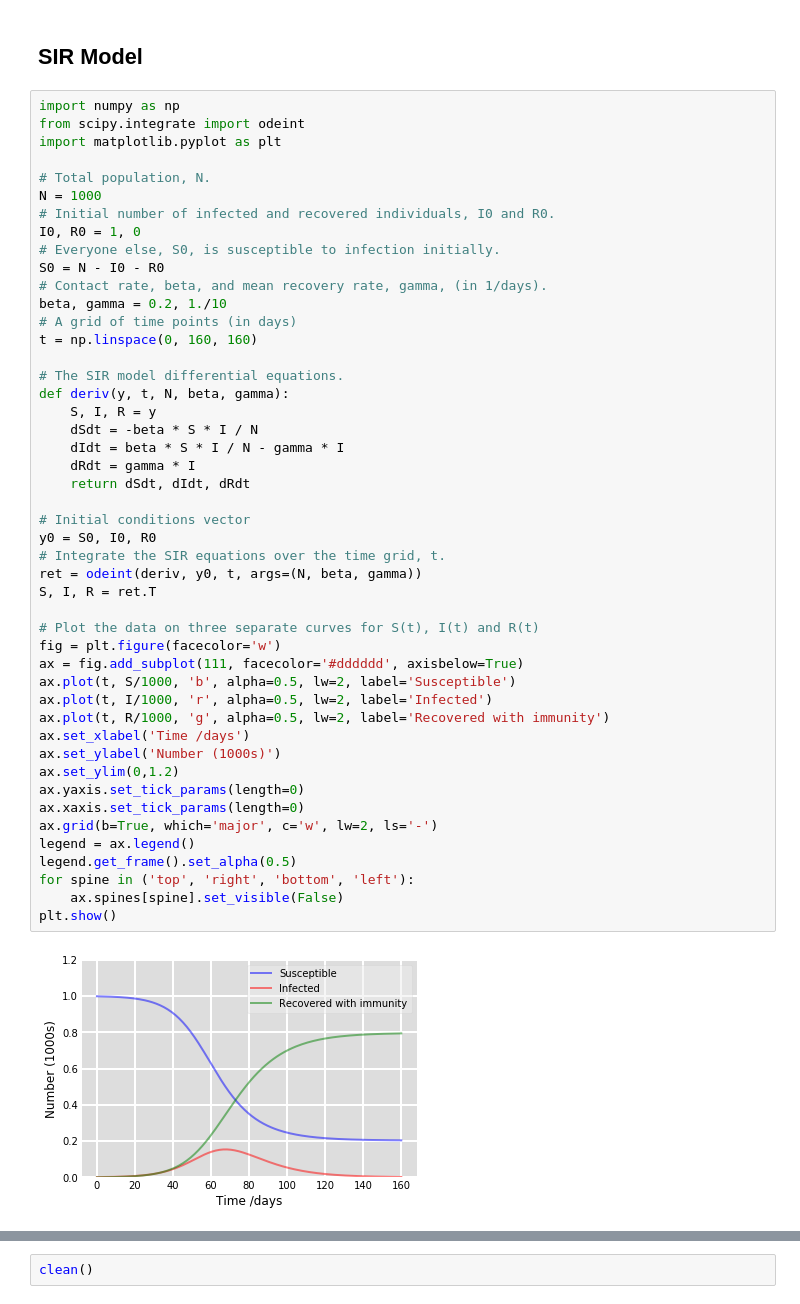
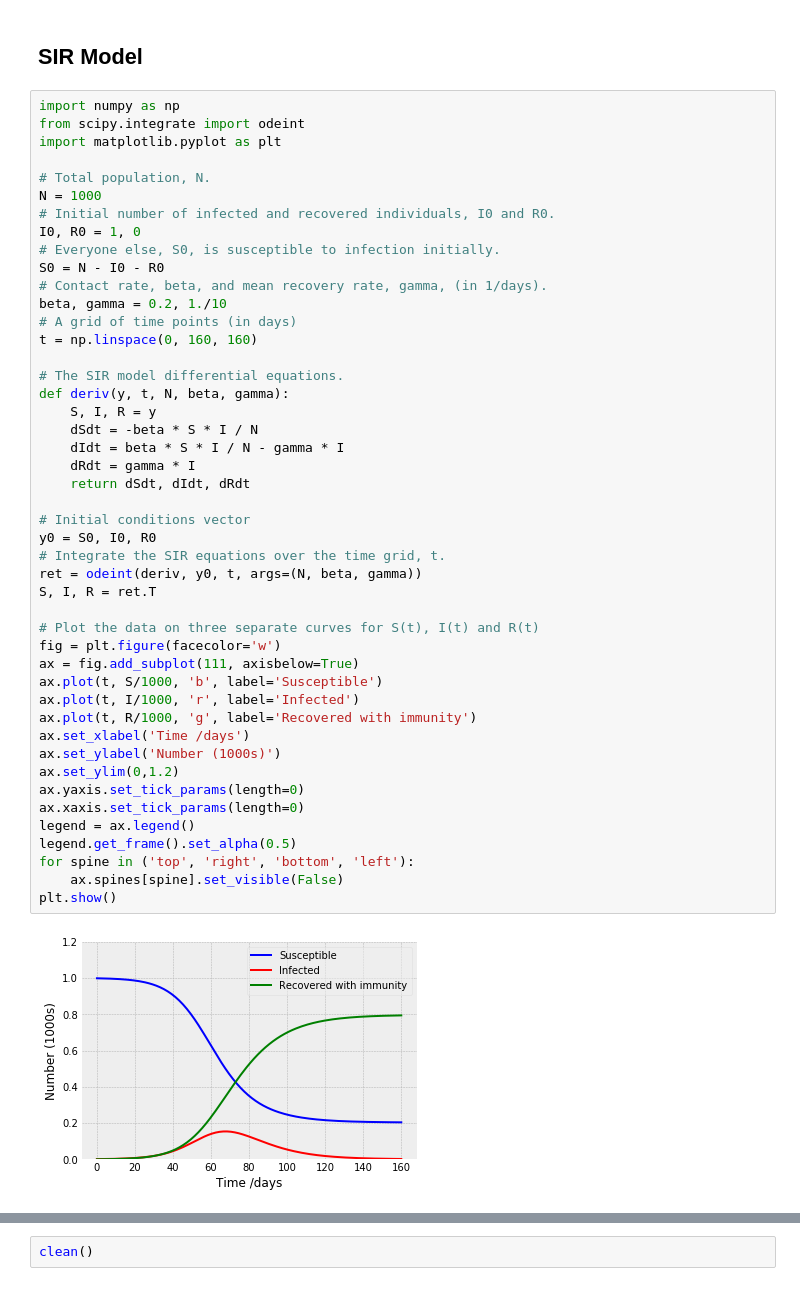
Before and after one commit to klchai/ML_COVID-19, a Jupyter notebook: ML_COVID-19.ipynb, the cells around one changed output, grey strips where cells are left out. Drawn from its saved outputs; the diff is of its cells as text.

```diff
--- a/ML_COVID-19.ipynb
+++ b/ML_COVID-19.ipynb
@@ -277,37 +340,36 @@ beta, gamma = 0.2, 1./10
 # A grid of time points (in days)
 t = np.linspace(0, 160, 160)
 
 # The SIR model differential equations.
 def deriv(y, t, N, beta, gamma):
     S, I, R = y
     dSdt = -beta * S * I / N
     dIdt = beta * S * I / N - gamma * I
     dRdt = gamma * I
     return dSdt, dIdt, dRdt
 
 # Initial conditions vector
 y0 = S0, I0, R0
 # Integrate the SIR equations over the time grid, t.
 ret = odeint(deriv, y0, t, args=(N, beta, gamma))
 S, I, R = ret.T
 
 # Plot the data on three separate curves for S(t), I(t) and R(t)
 fig = plt.figure(facecolor='w')
-ax = fig.add_subplot(111, facecolor='#dddddd', axisbelow=True)
-ax.plot(t, S/1000, 'b', alpha=0.5, lw=2, label='Susceptible')
-ax.plot(t, I/1000, 'r', alpha=0.5, lw=2, label='Infected')
-ax.plot(t, R/1000, 'g', alpha=0.5, lw=2, label='Recovered with immunity')
+ax = fig.add_subplot(111, axisbelow=True)
+ax.plot(t, S/1000, 'b', label='Susceptible')
+ax.plot(t, I/1000, 'r', label='Infected')
+ax.plot(t, R/1000, 'g', label='Recovered with immunity')
 ax.set_xlabel('Time /days')
 ax.set_ylabel('Number (1000s)')
 ax.set_ylim(0,1.2)
 ax.yaxis.set_tick_params(length=0)
 ax.xaxis.set_tick_params(length=0)
-ax.grid(b=True, which='major', c='w', lw=2, ls='-')
 legend = ax.legend()
 legend.get_frame().set_alpha(0.5)
 for spine in ('top', 'right', 'bottom', 'left'):
     ax.spines[spine].set_visible(False)
 plt.show()
 # %% [output]
-[figure, old version]
+[figure, new version]
 # %% [markdown]
```
Also changed, not shown: parts of 52 cells of this notebook, 3 other files.
